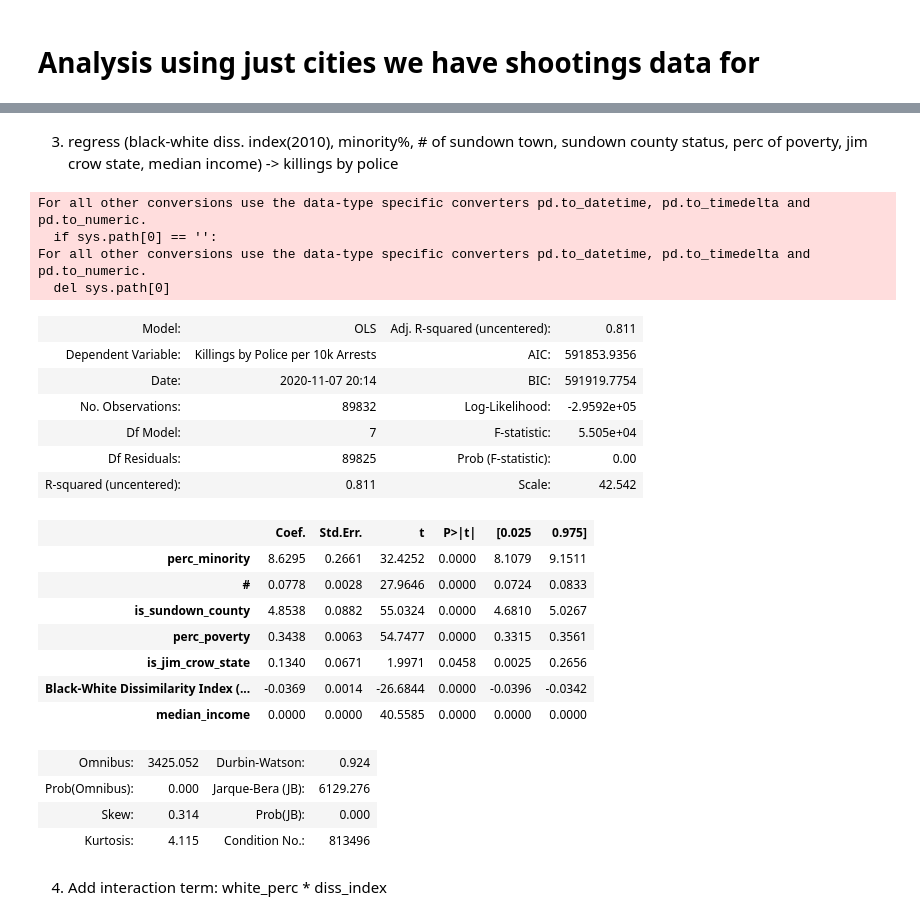
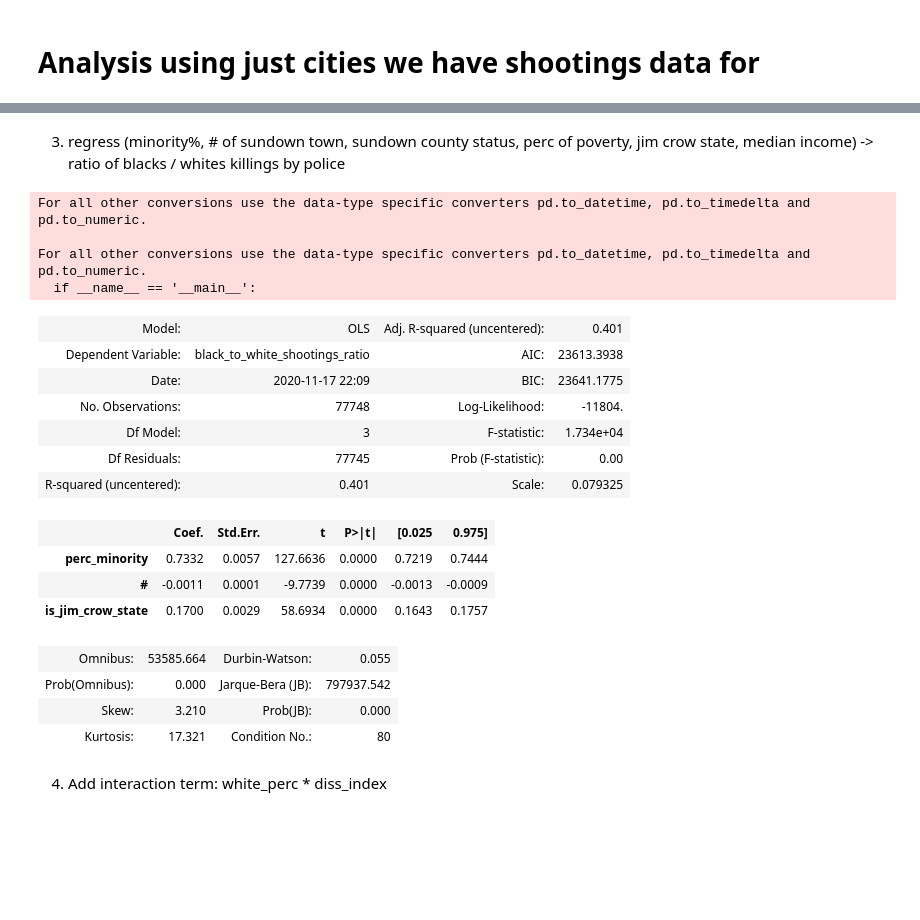
Before and after one commit to franklinyang/hds_fy_kh, a Jupyter notebook: notebooks/sundown_regression_jim_crowe_shootings.ipynb, the cells around one changed output, grey strips where cells are left out. Drawn from its saved outputs; the diff is of its cells as text; code cells hidden in the pictures; blank space fills up the shorter version.

Commit message:
Using shootings per capita ratio

```diff
--- a/notebooks/sundown_regression_jim_crowe_shootings.ipynb
+++ b/notebooks/sundown_regression_jim_crowe_shootings.ipynb
@@ -44,6 +44,13 @@ analysis_df_with_city_shootings['killings_per_10k'] = analysis_df_with_city_shoo
 analysis_df_with_city_shootings['diss_index'] = analysis_df_with_city_shootings['Black-White Dissimilarity Index (2010)']
 analysis_df_with_city_shootings['num_sundown_towns'] = analysis_df_with_city_shootings['#']
 analysis_df_with_city_shootings['perc_white'] = 1 - analysis_df_with_city_shootings['perc_minority']
+
+# coerce White, Black to int
+analysis_df_with_city_shootings['White_pop'] = analysis_df_with_city_shootings['White'].apply(lambda x: int(x.replace(',', '')))
+analysis_df_with_city_shootings['Black_pop'] = analysis_df_with_city_shootings['Black'].apply(lambda x: int(x.replace(',', '')))
+analysis_df_with_city_shootings['black_to_white_shootings_ratio'] = (analysis_df_with_city_shootings['White People Killed by Police (1/1/2013-12/31/2019)'] / analysis_df_with_city_shootings['White_pop']) / (analysis_df_with_city_shootings['Black People Killed by Police (1/1/2013-12/31/2019)'] / analysis_df_with_city_shootings['Black_pop'])
+
+analysis_df_with_city_shootings = analysis_df_with_city_shootings.dropna(subset=['black_to_white_shootings_ratio'])
 # %% [output]
 A value is trying to be set on a copy of a slice from a DataFrame.
 Try using .loc[row_indexer,col_indexer] = value instead
@@ -67,5 +72,6 @@ See the caveats in the documentation: http://pandas.pydata.org/pandas-docs/stabl
 # %%
-analysis_df['median_income'] = analysis_df.median_income_str.apply(lambda x: x.replace('$', '').replace(',', ''))
+analysis_df['median_income'] = analysis_df.median_income_str.apply(lambda x: float(x.replace('$', '').replace(',', ''))/10000)
+analysis_df_with_city_shootings['median_income'] = analysis_df_with_city_shootings.median_income_str.apply(lambda x: float(x.replace('$', '').replace(',', ''))/10000)
 # %% [markdown]
 # Analysis using full dataframe (full analysis_df)
 # %%
@@ -202,46 +231,38 @@ For all other conversions use the data-type specific converters pd.to_datetime,
 # %% [markdown]
-3. regress (black-white diss. index(2010), minority%, # of sundown town, sundown county status, perc of poverty, jim crow state, median income) -> killings by police
+3. regress (minority%, # of sundown town, sundown county status, perc of poverty, jim crow state, median income) -> ratio of blacks / whites killings by police
 # %%
-y = analysis_df_with_city_shootings['Killings by Police per 10k Arrests']
+y = analysis_df_with_city_shootings['black_to_white_shootings_ratio']
 logit_covariates = [
     'perc_minority',
     '#',
-    'is_sundown_county',
-    'perc_poverty',
     'is_jim_crow_state',
-    'Black-White Dissimilarity Index (2010)',
-    'median_income',
 ]
 X = analysis_df_with_city_shootings[logit_covariates]
 X = X.convert_objects(convert_numeric=True)
 y = y.convert_objects(convert_numeric=True)
 
 ols_model = sm.OLS(y.astype(float), X.astype(float))
 ols_result = ols_model.fit()
 ols_result.summary2()
 # %% [output]
 For all other conversions use the data-type specific converters pd.to_datetime, pd.to_timedelta and pd.to_numeric.
-  if sys.path[0] == '':
+
 For all other conversions use the data-type specific converters pd.to_datetime, pd.to_timedelta and pd.to_numeric.
-  del sys.path[0]
+  if __name__ == '__main__':
-| Model: | OLS | Adj. R-squared (uncentered): | 0.811 |
-| Dependent Variable: | Killings by Police per 10k Arrests | AIC: | 591853.9356 |
-| Date: | 2020-11-07 20:14 | BIC: | 591919.7754 |
-| No. Observations: | 89832 | Log-Likelihood: | -2.9592e+05 |
-| Df Model: | 7 | F-statistic: | 5.505e+04 |
-| Df Residuals: | 89825 | Prob (F-statistic): | 0.00 |
-| R-squared (uncentered): | 0.811 | Scale: | 42.542 |
+| Model: | OLS | Adj. R-squared (uncentered): | 0.401 |
+| Dependent Variable: | black_to_white_shootings_ratio | AIC: | 23613.3938 |
+| Date: | 2020-11-17 22:09 | BIC: | 23641.1775 |
+| No. Observations: | 77748 | Log-Likelihood: | -11804. |
+| Df Model: | 3 | F-statistic: | 1.734e+04 |
+| Df Residuals: | 77745 | Prob (F-statistic): | 0.00 |
+| R-squared (uncentered): | 0.401 | Scale: | 0.079325 |
 |  | Coef. | Std.Err. | t | P>|t| | [0.025 | 0.975] |
-| perc_minority | 8.6295 | 0.2661 | 32.4252 | 0.0000 | 8.1079 | 9.1511 |
-| # | 0.0778 | 0.0028 | 27.9646 | 0.0000 | 0.0724 | 0.0833 |
-| is_sundown_county | 4.8538 | 0.0882 | 55.0324 | 0.0000 | 4.6810 | 5.0267 |
-| perc_poverty | 0.3438 | 0.0063 | 54.7477 | 0.0000 | 0.3315 | 0.3561 |
-| is_jim_crow_state | 0.1340 | 0.0671 | 1.9971 | 0.0458 | 0.0025 | 0.2656 |
-| Black-White Dissimilarity Index (... | -0.0369 | 0.0014 | -26.6844 | 0.0000 | -0.0396 | -0.0342 |
-| median_income | 0.0000 | 0.0000 | 40.5585 | 0.0000 | 0.0000 | 0.0000 |
+| perc_minority | 0.7332 | 0.0057 | 127.6636 | 0.0000 | 0.7219 | 0.7444 |
+| # | -0.0011 | 0.0001 | -9.7739 | 0.0000 | -0.0013 | -0.0009 |
+| is_jim_crow_state | 0.1700 | 0.0029 | 58.6934 | 0.0000 | 0.1643 | 0.1757 |
-| Omnibus: | 3425.052 | Durbin-Watson: | 0.924 |
-| Prob(Omnibus): | 0.000 | Jarque-Bera (JB): | 6129.276 |
-| Skew: | 0.314 | Prob(JB): | 0.000 |
-| Kurtosis: | 4.115 | Condition No.: | 813496 |
+| Omnibus: | 53585.664 | Durbin-Watson: | 0.055 |
+| Prob(Omnibus): | 0.000 | Jarque-Bera (JB): | 797937.542 |
+| Skew: | 3.210 | Prob(JB): | 0.000 |
+| Kurtosis: | 17.321 | Condition No.: | 80 |
 # %% [markdown]
 4. Add interaction term: white_perc * diss_index
```
Also changed, not shown: parts of 14 cells of this notebook.
